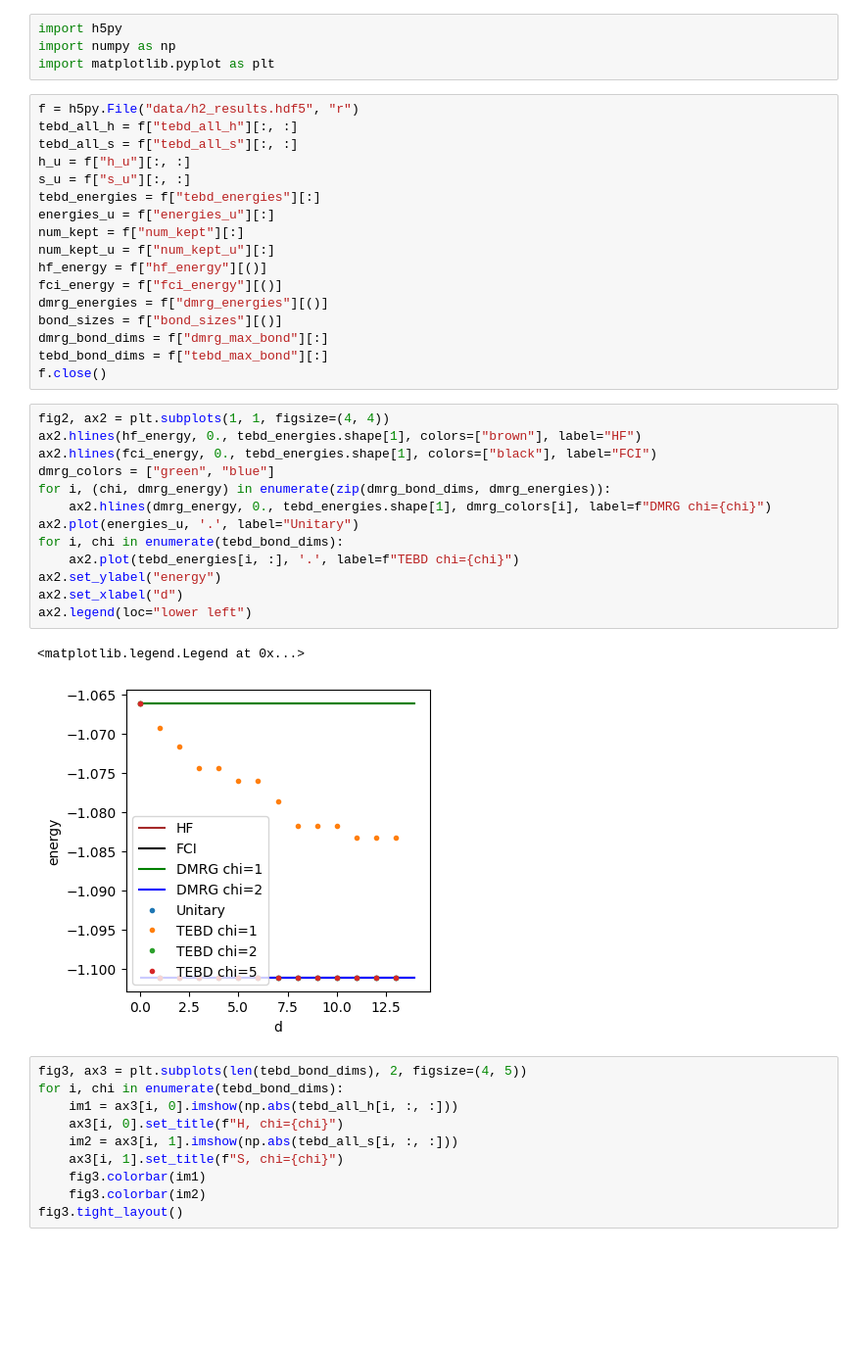
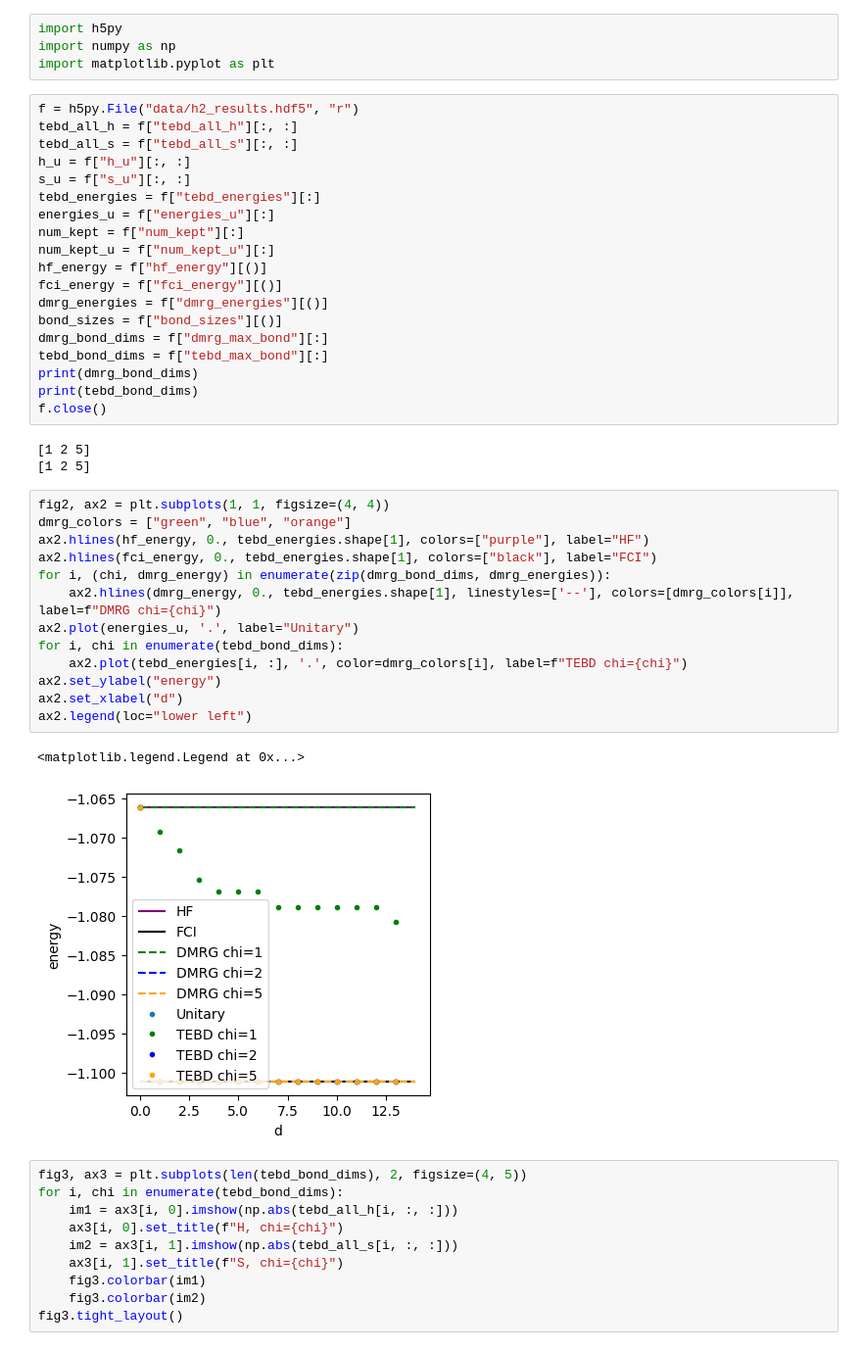
Before and after one commit to bdalfavero/RealTimeKrylov, a Jupyter notebook: hydrogen_plot.ipynb, the cells around one changed output. Shown at 98% size. Drawn from its saved outputs; the diff is of its cells as text; blank space fills up the shorter version.

Commit message:
Added an extra DMRG bond dimension and redid plots.

```diff
--- a/hydrogen_plot.ipynb
+++ b/hydrogen_plot.ipynb
@@ -18,23 +18,28 @@ dmrg_energies = f["dmrg_energies"][()]
 bond_sizes = f["bond_sizes"][()]
 dmrg_bond_dims = f["dmrg_max_bond"][:]
 tebd_bond_dims = f["tebd_max_bond"][:]
+print(dmrg_bond_dims)
+print(tebd_bond_dims)
 f.close()
+# %% [output]
+[1 2 5]
+[1 2 5]
 # %%
 fig2, ax2 = plt.subplots(1, 1, figsize=(4, 4))
-ax2.hlines(hf_energy, 0., tebd_energies.shape[1], colors=["brown"], label="HF")
+dmrg_colors = ["green", "blue", "orange"]
+ax2.hlines(hf_energy, 0., tebd_energies.shape[1], colors=["purple"], label="HF")
 ax2.hlines(fci_energy, 0., tebd_energies.shape[1], colors=["black"], label="FCI")
-dmrg_colors = ["green", "blue"]
 for i, (chi, dmrg_energy) in enumerate(zip(dmrg_bond_dims, dmrg_energies)):
-    ax2.hlines(dmrg_energy, 0., tebd_energies.shape[1], dmrg_colors[i], label=f"DMRG chi={chi}")
+    ax2.hlines(dmrg_energy, 0., tebd_energies.shape[1], linestyles=['--'], colors=[dmrg_colors[i]], label=f"DMRG chi={chi}")
 ax2.plot(energies_u, '.', label="Unitary")
 for i, chi in enumerate(tebd_bond_dims):
-    ax2.plot(tebd_energies[i, :], '.', label=f"TEBD chi={chi}")
+    ax2.plot(tebd_energies[i, :], '.', color=dmrg_colors[i], label=f"TEBD chi={chi}")
 ax2.set_ylabel("energy")
 ax2.set_xlabel("d")
 ax2.legend(loc="lower left")
 # %% [output]
 <matplotlib.legend.Legend at 0x...>
-[figure, old version]
+[figure, new version]
 # %%
 fig3, ax3 = plt.subplots(len(tebd_bond_dims), 2, figsize=(4, 5))
 for i, chi in enumerate(tebd_bond_dims):
```
Also changed, not shown: 1 other file.
